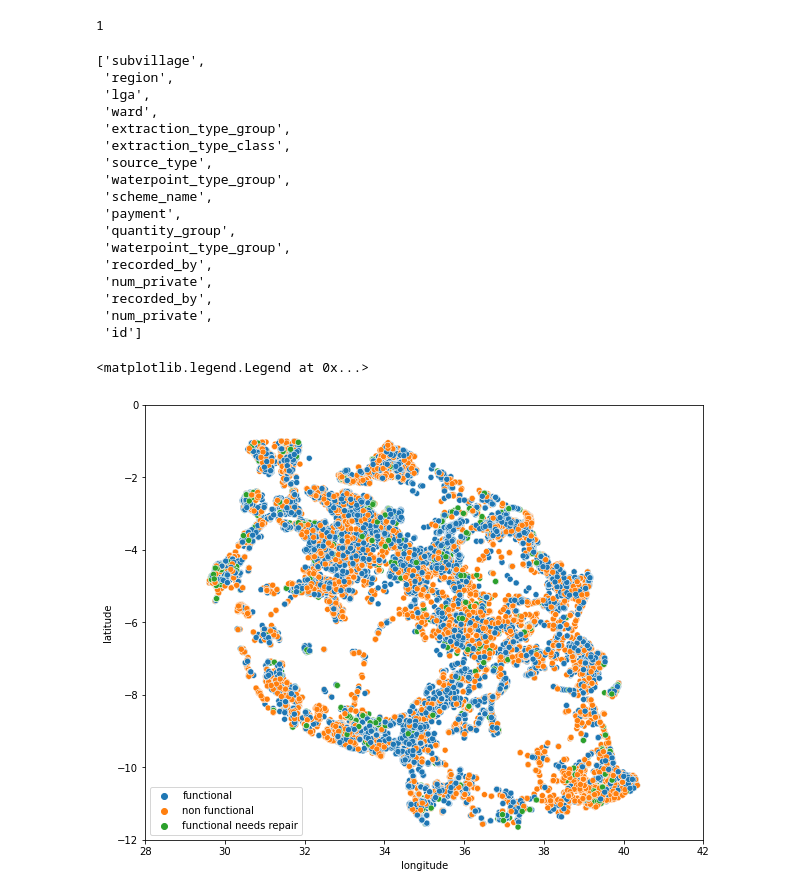
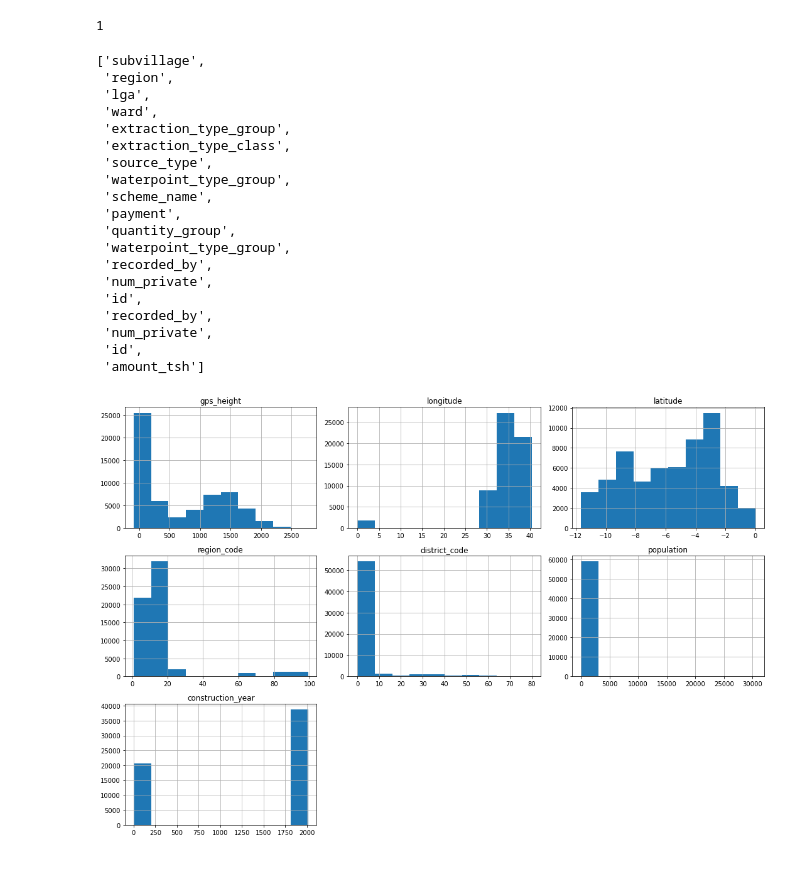
Before and after one commit to UpGoerFive/Tanzania-Well-Project, a Jupyter notebook: EDA.ipynb, the cells around one changed output. Drawn from its saved outputs; the diff is of its cells as text; code cells hidden in the pictures; blank space fills up the shorter version.

```diff
--- a/EDA.ipynb
+++ b/EDA.ipynb
@@ -318,7 +387,7 @@ X['recorded_by'].nunique()
 # %% [output]
 1
 # %%
-drop_cols += ['recorded_by', 'num_private', 'id']
+drop_cols += ['recorded_by', 'num_private', 'id', 'amount_tsh']
 drop_cols
 # %% [output]
 ['subvillage',
@@ -335,18 +404,15 @@ drop_cols
  'waterpoint_type_group',
  'recorded_by',
  'num_private',
+ 'id',
  'recorded_by',
  'num_private',
- 'id']
+ 'id',
+ 'amount_tsh']
 # %%
-df = pd.concat([X.drop(columns=drop_cols), y], axis=1)
+df = pd.concat([X.drop(columns=drop_cols), y.drop(columns='id')], axis=1)
-# %%
-fig, ax = plt.subplots(figsize=(10,8))
-sns.scatterplot(x='longitude', y='latitude',
-                hue='status_group', data=df, ax=ax)
-plt.ylim(-12, 0)
-plt.xlim(28, 42)
-plt.legend(loc='lower left')
-# %% [output]
-<matplotlib.legend.Legend at 0x...>
-[figure, removed]
+# %%
+df.hist(figsize=(15,10))
+plt.tight_layout()
+# %% [output]
+[figure, added]
```
Also changed, not shown: parts of 10 cells of this notebook.
